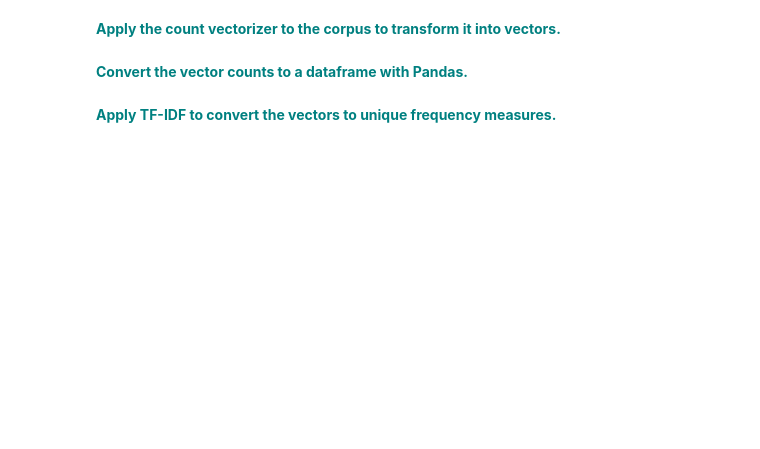
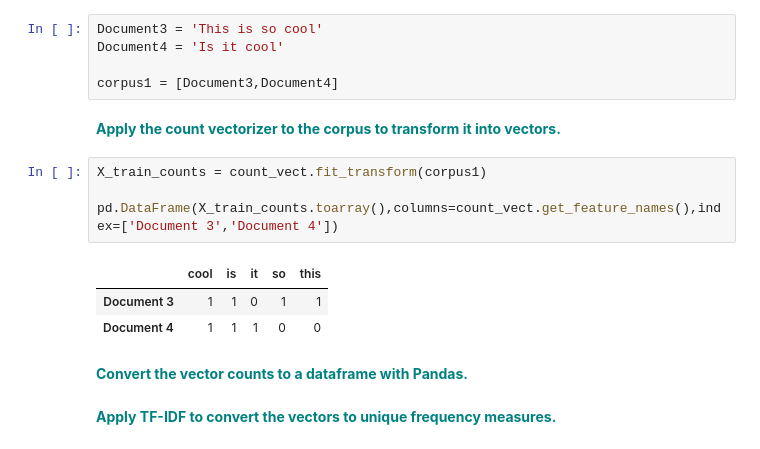
Before and after one commit to harsh2403/Case-Study---Cosine-Similarity, a Jupyter notebook: Cosine_Similarity_Case_Study.ipynb, the cells around one changed output. Cells and saved outputs as stored; diff of their text form; blank space fills up the shorter version.

```diff
--- a/Cosine_Similarity_Case_Study.ipynb
+++ b/Cosine_Similarity_Case_Study.ipynb
@@ -108,8 +124,21 @@ cosine_similarity(trsfm[0:1], trsfm)
 Replace the current values for `Document 0` and `Document 1` with your own sentence or paragraph and apply the same steps as we did in the above example.
 # %% [markdown]
  **<font color='teal'> Combine the documents into a corpus.</font>**
+# %%
+Document3 = 'This is so cool'
+Document4 = 'Is it cool'
+
+corpus1 = [Document3,Document4]
 # %% [markdown]
  **<font color='teal'> Apply the count vectorizer to the corpus to transform it into vectors.</font>**
+# %%
+X_train_counts = count_vect.fit_transform(corpus1)
+
+pd.DataFrame(X_train_counts.toarray(),columns=count_vect.get_feature_names(),index=['Document 3','Document 4'])
+# %% [output]
+|  | cool | is | it | so | this |
+| Document 3 | 1 | 1 | 0 | 1 | 1 |
+| Document 4 | 1 | 1 | 1 | 0 | 0 |
 # %% [markdown]
  **<font color='teal'> Convert the vector counts to a dataframe with Pandas.</font>**
 # %% [markdown]
```
Also changed, not shown: parts of 9 cells of this notebook.
